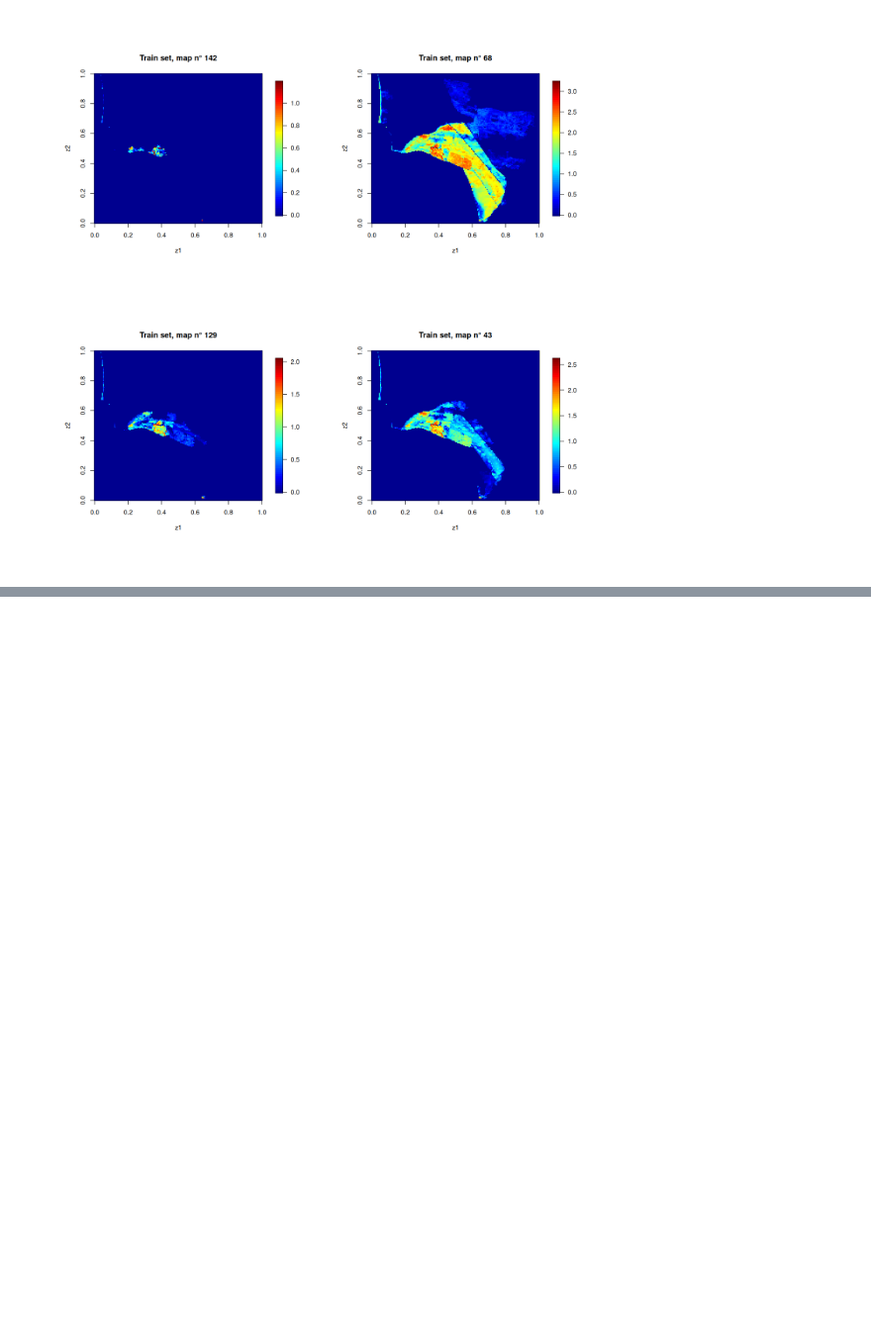
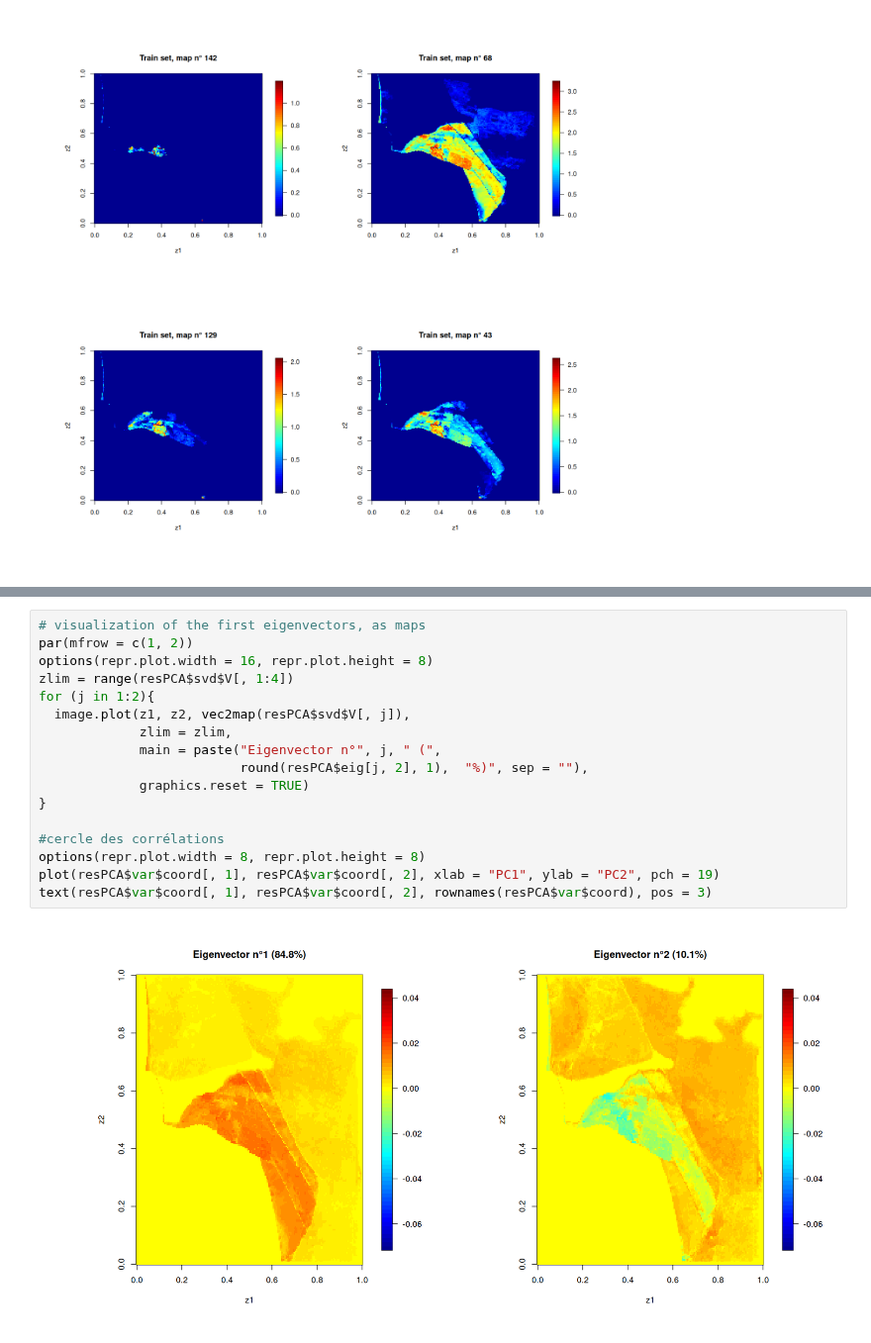
Before and after one commit to MaxMosh/n7-SN, a Jupyter notebook: 3A ModIA/S9 (INSA)/Métamodélisation/Processus gaussiens/Projet/Metamodeling_Case_Study_Coastal_Flooding_starter.ipynb, the cells around one changed output, grey strips where cells are left out. Shown at 99% size. Drawn from its saved outputs; the diff is of its cells as text; blank space fills up the shorter version.

```diff
--- a/3A ModIA/S9 (INSA)/Métamodélisation/Processus gaussiens/Projet/Metamodeling_Case_Study_Coastal_Flooding_starter.ipynb
+++ b/3A ModIA/S9 (INSA)/Métamodélisation/Processus gaussiens/Projet/Metamodeling_Case_Study_Coastal_Flooding_starter.ipynb
@@ -186,0 +202,19 @@ for (j in 1:3){
+# %%
+# visualization of the first eigenvectors, as maps
+par(mfrow = c(1, 2))
+options(repr.plot.width = 16, repr.plot.height = 8)
+zlim = range(resPCA$svd$V[, 1:4])
+for (j in 1:2){
+  image.plot(z1, z2, vec2map(resPCA$svd$V[, j]),
+             zlim = zlim,
+             main = paste("Eigenvector n°", j, " (",
+                          round(resPCA$eig[j, 2], 1),  "%)", sep = ""),
+             graphics.reset = TRUE)
+}
+
+#cercle des corrélations
+options(repr.plot.width = 8, repr.plot.height = 8)
+plot(resPCA$var$coord[, 1], resPCA$var$coord[, 2], xlab = "PC1", ylab = "PC2", pch = 19)
+text(resPCA$var$coord[, 1], resPCA$var$coord[, 2], rownames(resPCA$var$coord), pos = 3)
+# %% [output]
+[figure, added]
```
Also changed, not shown: parts of 32 cells of this notebook.
